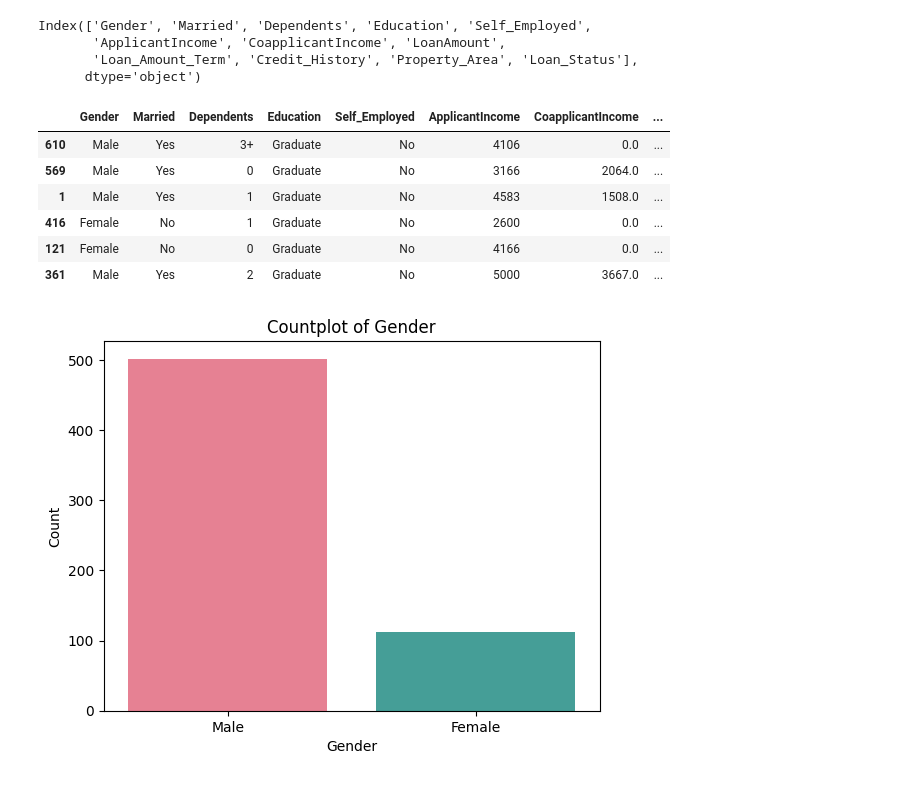
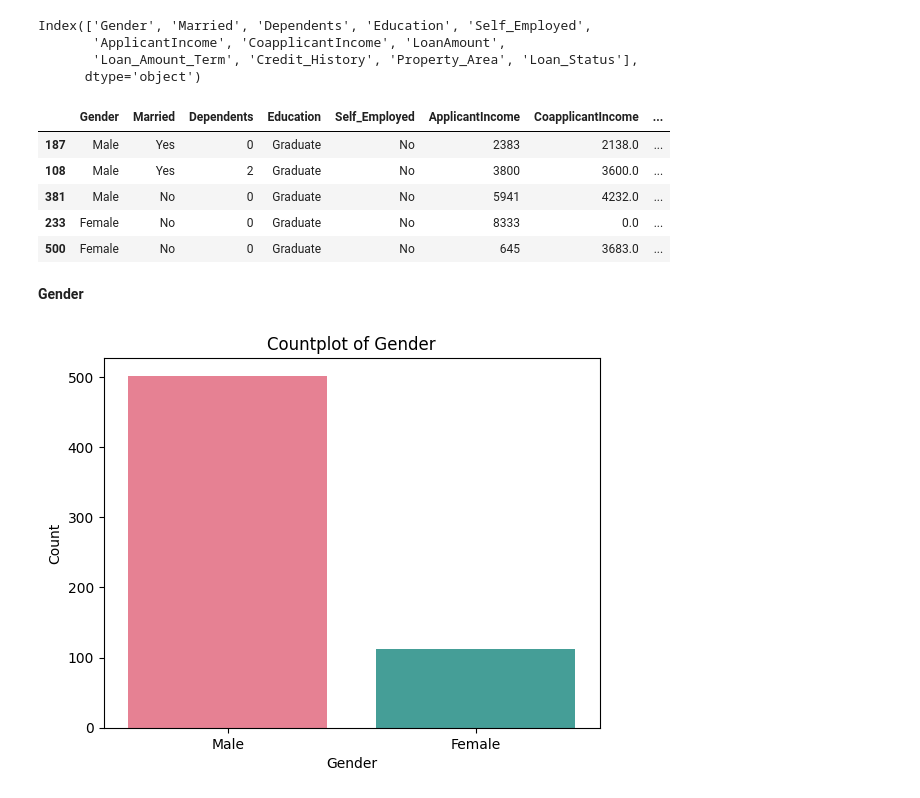
Before and after one commit to Saisha0512/Loan_Prediction_Model, a Jupyter notebook: Loan_Prediction_Model.ipynb, the cells around one changed output. Drawn from its saved outputs; the diff is of its cells as text; code cells hidden in the pictures.

```diff
--- a/Loan_Prediction_Model.ipynb
+++ b/Loan_Prediction_Model.ipynb
@@ -176,13 +177,14 @@ Index(['Gender', 'Married', 'Dependents', 'Education', 'Self_Employed',
        'Loan_Amount_Term', 'Credit_History', 'Property_Area', 'Loan_Status'],
       dtype='object')
 # %%
-df.sample(6)
+df.sample(5)
 # %% [output]
 |  | Gender | Married | Dependents | Education | Self_Employed | ApplicantIncome | CoapplicantIncome | ... |
-| 610 | Male | Yes | 3+ | Graduate | No | 4106 | 0.0 | ... |
-| 569 | Male | Yes | 0 | Graduate | No | 3166 | 2064.0 | ... |
-| 1 | Male | Yes | 1 | Graduate | No | 4583 | 1508.0 | ... |
-| 416 | Female | No | 1 | Graduate | No | 2600 | 0.0 | ... |
-| 121 | Female | No | 0 | Graduate | No | 4166 | 0.0 | ... |
-| 361 | Male | Yes | 2 | Graduate | No | 5000 | 3667.0 | ... |
+| 187 | Male | Yes | 0 | Graduate | No | 2383 | 2138.0 | ... |
+| 108 | Male | Yes | 2 | Graduate | No | 3800 | 3600.0 | ... |
+| 381 | Male | No | 0 | Graduate | No | 5941 | 4232.0 | ... |
+| 233 | Female | No | 0 | Graduate | No | 8333 | 0.0 | ... |
+| 500 | Female | No | 0 | Graduate | No | 645 | 3683.0 | ... |
+# %% [markdown]
+**Gender**
 # %%
```
Also changed, not shown: parts of 28 cells of this notebook.
